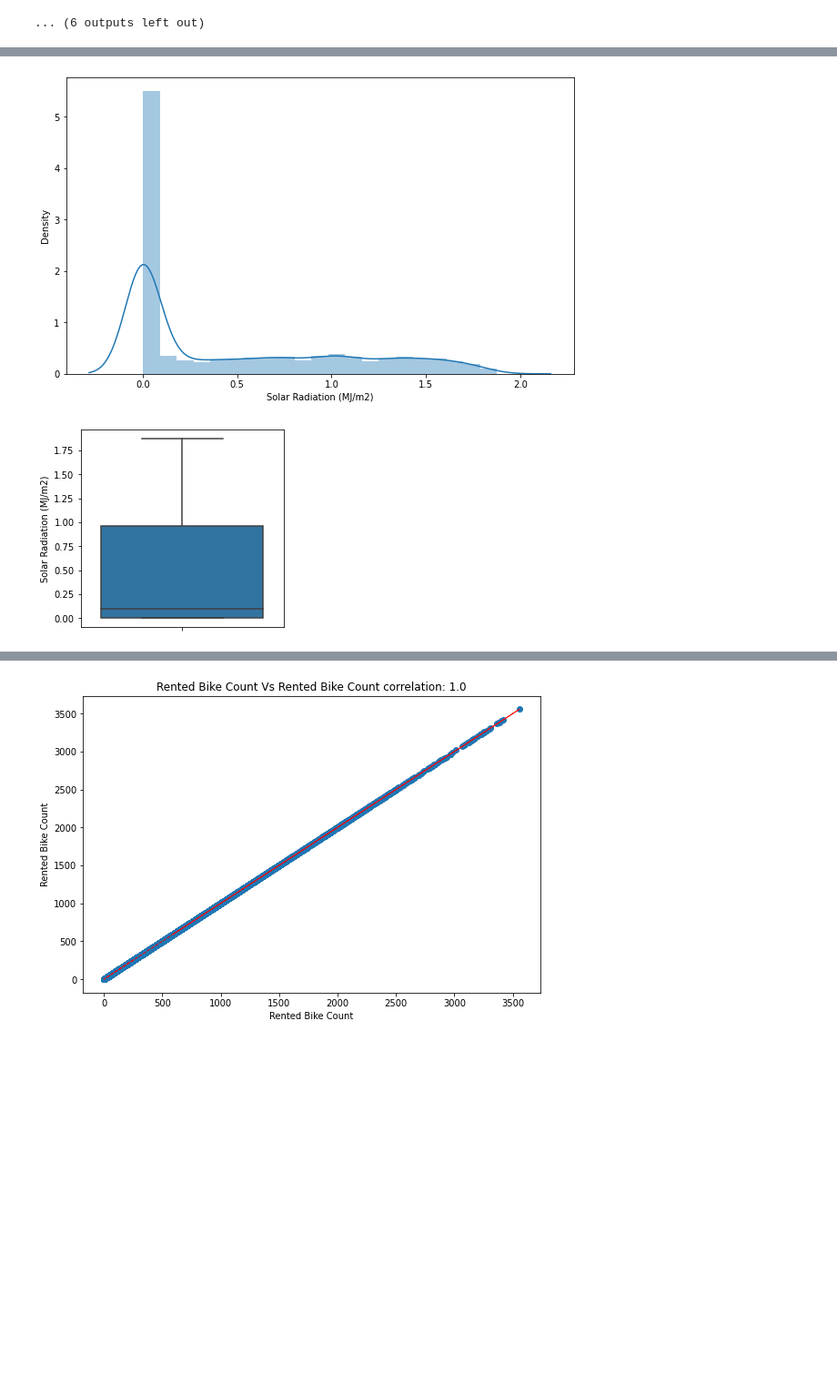
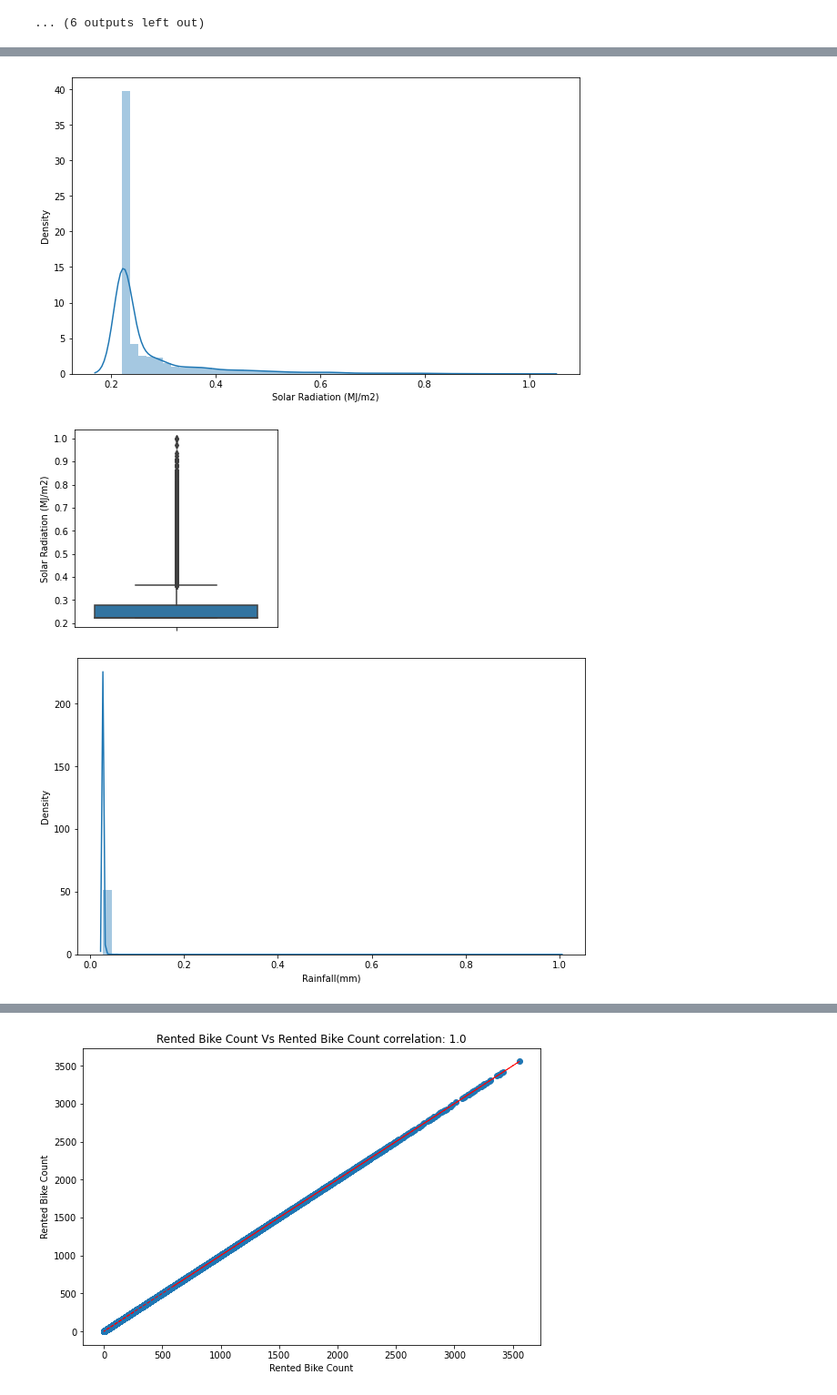
Before and after one commit to Rochakr4/Bike-Sharing-Demand-Prediction---Capstone-Project, a Jupyter notebook: Bike_Sharing_Demand_Prediction_Capstone_Project.ipynb, the cells around one changed output, grey strips where cells are left out. Shown at 91% size. Cells and saved outputs as stored; diff of their text form; code cells hidden in the pictures; blank space fills up the shorter version.

```diff
--- a/Bike_Sharing_Demand_Prediction_Capstone_Project.ipynb
+++ b/Bike_Sharing_Demand_Prediction_Capstone_Project.ipynb
@@ -151,14 +155,14 @@ date_wise.show()
 [interactive output not drawn]
 # %%
 # Changing the "Date" column into three "year","month","day" column
-bike_df['Date'] = bike_df['Date'].apply(lambda x:
-                                    dt.datetime.strptime(x,"%d/%m/%Y"))
+bike_df['Date'] = bike_df['Date'].apply(lambda x:dt.datetime.strptime(x,"%d/%m/%Y"))
 # %%
-bike_df['year'] = bike_df['Date'].dt.year
 bike_df['month'] = bike_df['Date'].dt.month
 bike_df['day'] = bike_df['Date'].dt.day_name()
-bike_df['weekdays_weekend']=bike_df['day'].apply(lambda x : 1 if x=='Saturday' or x=='Sunday' else 0 )
-bike_df=bike_df.drop(columns=['day','year'],axis=1)
+#Creating 'weekdays_or_weekend' feature for further analysis
+bike_df['weekdays_or_weekend']=bike_df['day'].apply(lambda x : 1 if x=='Saturday' or x=='Sunday' else 0 )
+#Droping unwanted coloumns
+bike_df=bike_df.drop(columns=['Date'],axis=1)
 # %%
 bike_df.head()
 # %% [output]
@@ -171,5 +195,5 @@ bike_df.head()
 # %%
 #Changing data type of
-cols=['Hour','month','weekdays_weekend']
+cols=['Hour','month','weekdays_or_weekend']
 for col in cols:
   bike_df[col]=bike_df[col].astype('category')
@@ -270,19 +307,30 @@ plt.show()
 [figure]
 ... (6 outputs left out)
 # %%
-for col in ['Rented Bike Count','Solar Radiation (MJ/m2)']:
+for col in ['Rented Bike Count']:
   plt.figure(figsize=(10,6))
   sns.distplot(x=np.sqrt(bike_df[col]))
   plt.xlabel(col)
   plt.figure(figsize=(4,4))
   fig=sns.boxplot(y=np.sqrt(bike_df[col]))
   fig.set_title('')
   fig.set_ylabel(col)
+plt.show()
 
 
+
+for col in ['Solar Radiation (MJ/m2)', 'Rainfall(mm)', 'Snowfall (cm)']:
+  plt.figure(figsize=(10,6))
+  sns.distplot(x=1/(max(bike_df[col]+1)-bike_df[col]))
+  plt.xlabel(col)
+  plt.figure(figsize=(4,4))
+  fig=sns.boxplot(y=1/(max(bike_df[col]+1)-bike_df[col]))
+  fig.set_title('')
+  fig.set_ylabel(col)
 plt.show()
 # %% [output]
 [figure]
 [figure]
-[figure, old version]
+[figure, new version]
-[figure, old version]
+[figure, new version]
+[figure, added]
```
Also changed, not shown: parts of 19 cells of this notebook.
